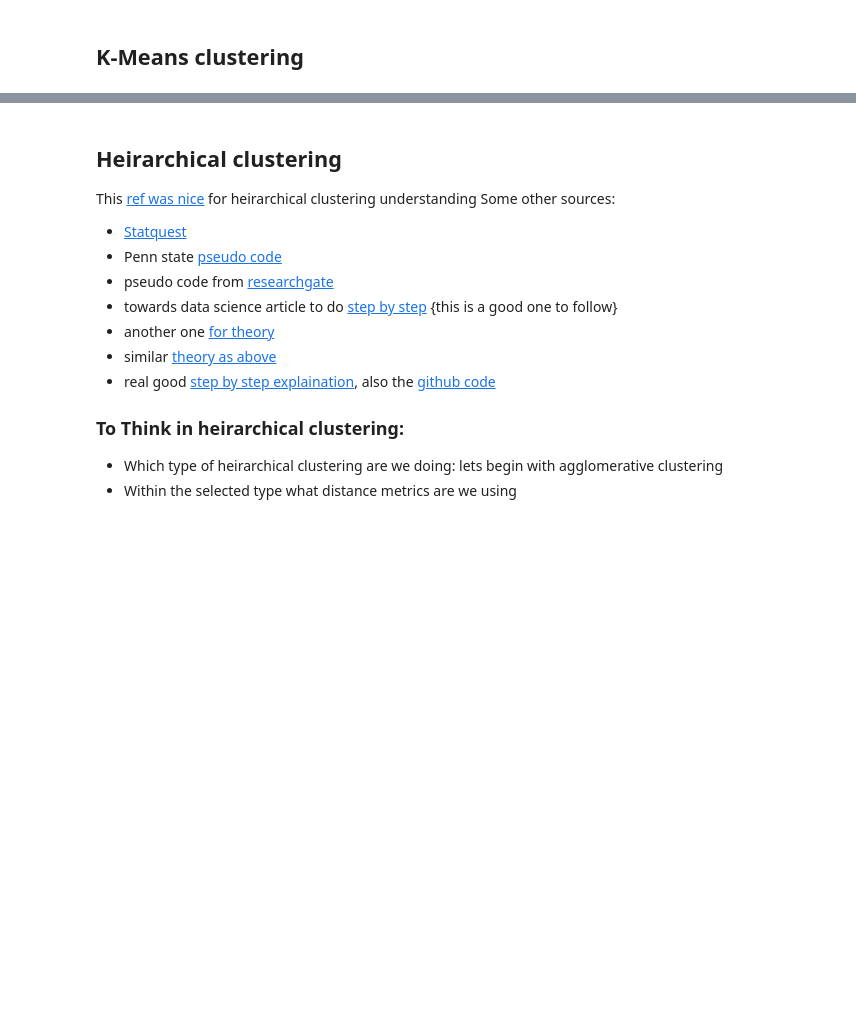
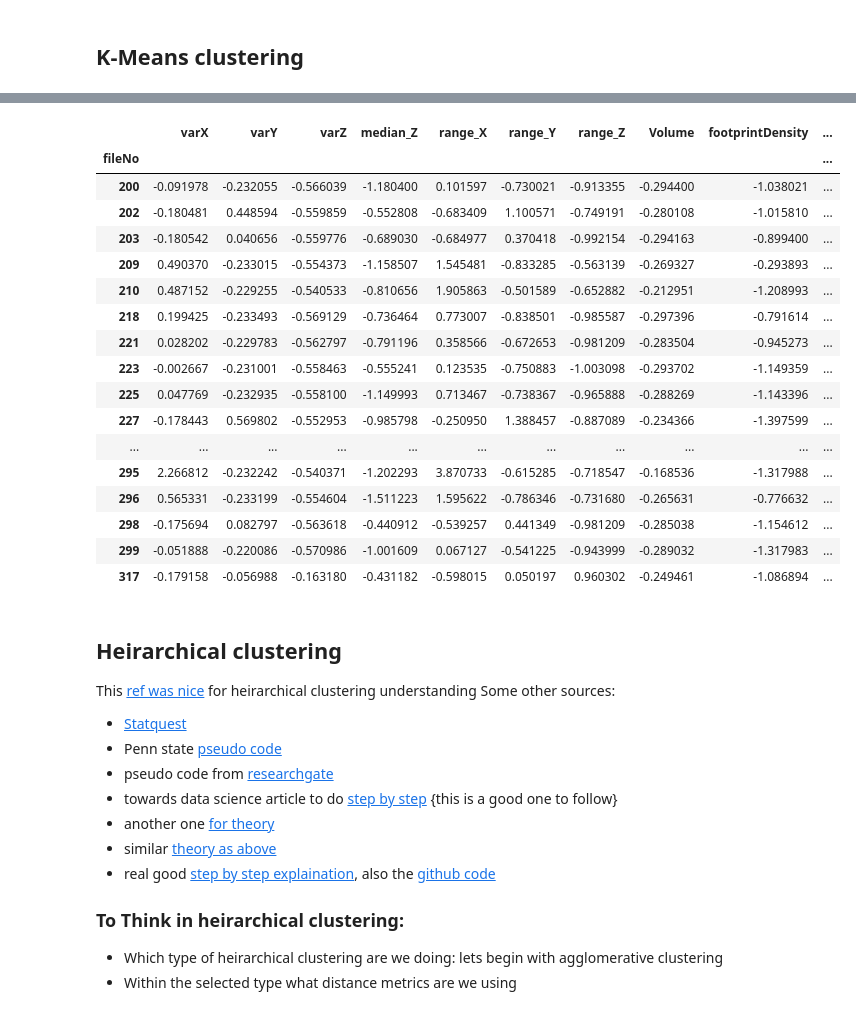
Before and after one commit to pratyush1611/GEO5017_Assignments, a Jupyter notebook: asg01.ipynb, the cells around one changed output, grey strips where cells are left out. Drawn from its saved outputs; the diff is of its cells as text; code cells hidden in the pictures; blank space fills up the shorter version.

```diff
--- a/asg01.ipynb
+++ b/asg01.ipynb
@@ -218,19 +172,0 @@ array([ 7.38298311e-18, -3.24240634e-16,  4.49695836e-16,  7.87703236e-17,
-# %%
-k = 5
-
-#pre-step: setting parameters and format conversion
-MaxInteration, epsilon = 50, 0.0000000000000000000000000000000000000000000000000000000000001
-
-column_name = standardFeatureDF.columns.values.tolist()
-col_num = len(column_name) # the number of features
-
-pts_label_array = standardFeatureDF.to_numpy() # has 500 elements
-pts_array = standardFeatureDF.loc[:,'varX':'volumeDensity'].to_numpy()
-
-cluster = [pd.DataFrame(columns = column_name)] * k # a list of dataframes(cluster)
-# Step1: initialize k centroids (array)
-centroid_idx = np.random.randint(0,len(pts_array),k).tolist()
-centroid_array = pts_array[centroid_idx]
-
-print(cluster[0])
-print("initial centroid:",centroid_array,type(centroid_array))
@@ -319,0 +243,2 @@ for item in cluster:
+# %%
+kmeans_cls = kmeans(standardFeatureDF, 5)
@@ -320,3 +315,24 @@ for item in cluster:
+# %%
+kmeans_cls[4]
+# %% [output]
+|  | varX | varY | varZ | median_Z | range_X | range_Y | range_Z | Volume | footprintDensity | ... |
+| fileNo |  |  |  |  |  |  |  |  |  | ... |
+| 200 | -0.091978 | -0.232055 | -0.566039 | -1.180400 | 0.101597 | -0.730021 | -0.913355 | -0.294400 | -1.038021 | ... |
+| 202 | -0.180481 | 0.448594 | -0.559859 | -0.552808 | -0.683409 | 1.100571 | -0.749191 | -0.280108 | -1.015810 | ... |
+| 203 | -0.180542 | 0.040656 | -0.559776 | -0.689030 | -0.684977 | 0.370418 | -0.992154 | -0.294163 | -0.899400 | ... |
+| 209 | 0.490370 | -0.233015 | -0.554373 | -1.158507 | 1.545481 | -0.833285 | -0.563139 | -0.269327 | -0.293893 | ... |
+| 210 | 0.487152 | -0.229255 | -0.540533 | -0.810656 | 1.905863 | -0.501589 | -0.652882 | -0.212951 | -1.208993 | ... |
+| 218 | 0.199425 | -0.233493 | -0.569129 | -0.736464 | 0.773007 | -0.838501 | -0.985587 | -0.297396 | -0.791614 | ... |
+| 221 | 0.028202 | -0.229783 | -0.562797 | -0.791196 | 0.358566 | -0.672653 | -0.981209 | -0.283504 | -0.945273 | ... |
+| 223 | -0.002667 | -0.231001 | -0.558463 | -0.555241 | 0.123535 | -0.750883 | -1.003098 | -0.293702 | -1.149359 | ... |
+| 225 | 0.047769 | -0.232935 | -0.558100 | -1.149993 | 0.713467 | -0.738367 | -0.965888 | -0.288269 | -1.143396 | ... |
+| 227 | -0.178443 | 0.569802 | -0.552953 | -0.985798 | -0.250950 | 1.388457 | -0.887089 | -0.234366 | -1.397599 | ... |
+| ... | ... | ... | ... | ... | ... | ... | ... | ... | ... | ... |
+| 295 | 2.266812 | -0.232242 | -0.540371 | -1.202293 | 3.870733 | -0.615285 | -0.718547 | -0.168536 | -1.317988 | ... |
+| 296 | 0.565331 | -0.233199 | -0.554604 | -1.511223 | 1.595622 | -0.786346 | -0.731680 | -0.265631 | -0.776632 | ... |
+| 298 | -0.175694 | 0.082797 | -0.563618 | -0.440912 | -0.539257 | 0.441349 | -0.981209 | -0.285038 | -1.154612 | ... |
+| 299 | -0.051888 | -0.220086 | -0.570986 | -1.001609 | 0.067127 | -0.541225 | -0.943999 | -0.289032 | -1.317983 | ... |
+| 317 | -0.179158 | -0.056988 | -0.163180 | -0.431182 | -0.598015 | 0.050197 | 0.960302 | -0.249461 | -1.086894 | ... |
 # %% [markdown]
 ## Heirarchical clustering
 
```
Also changed, not shown: parts of 21 cells of this notebook.
